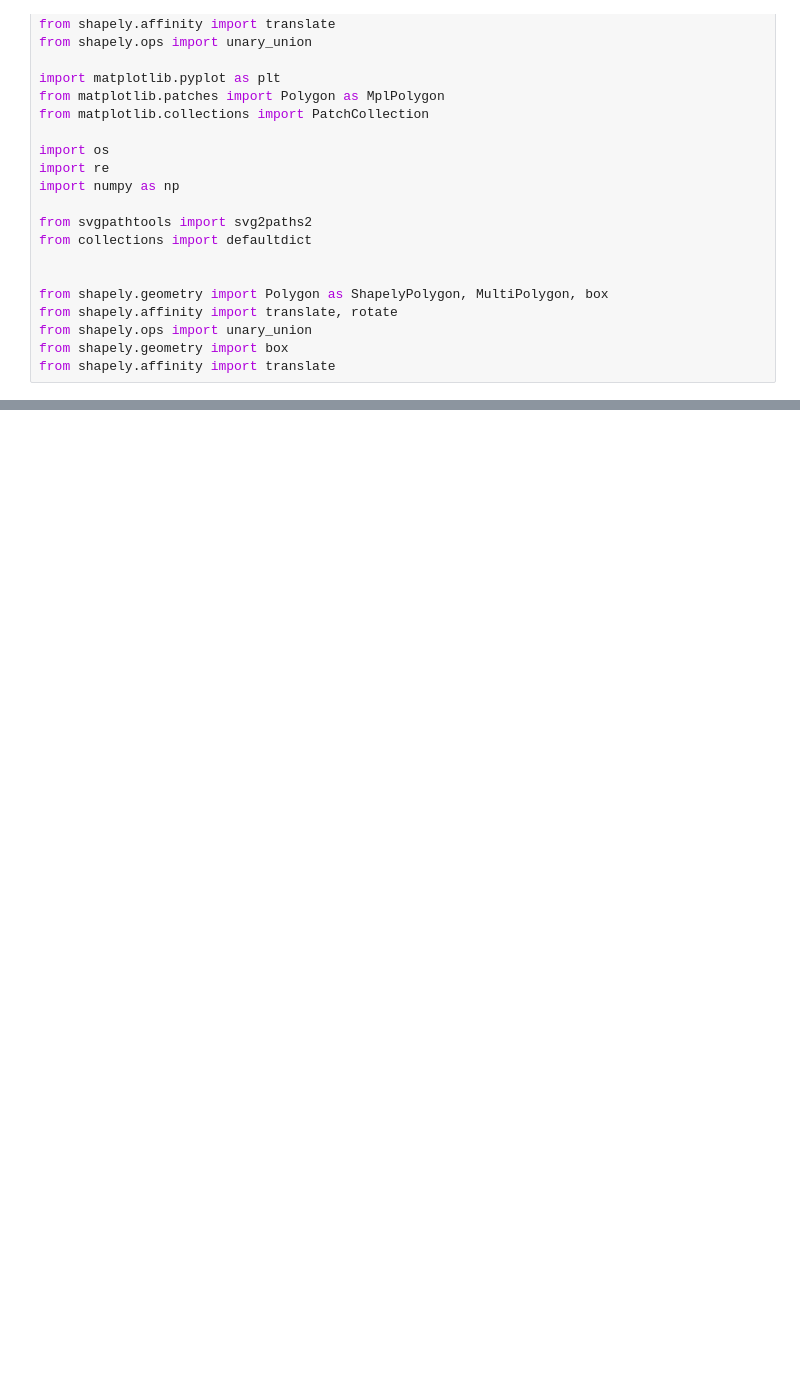
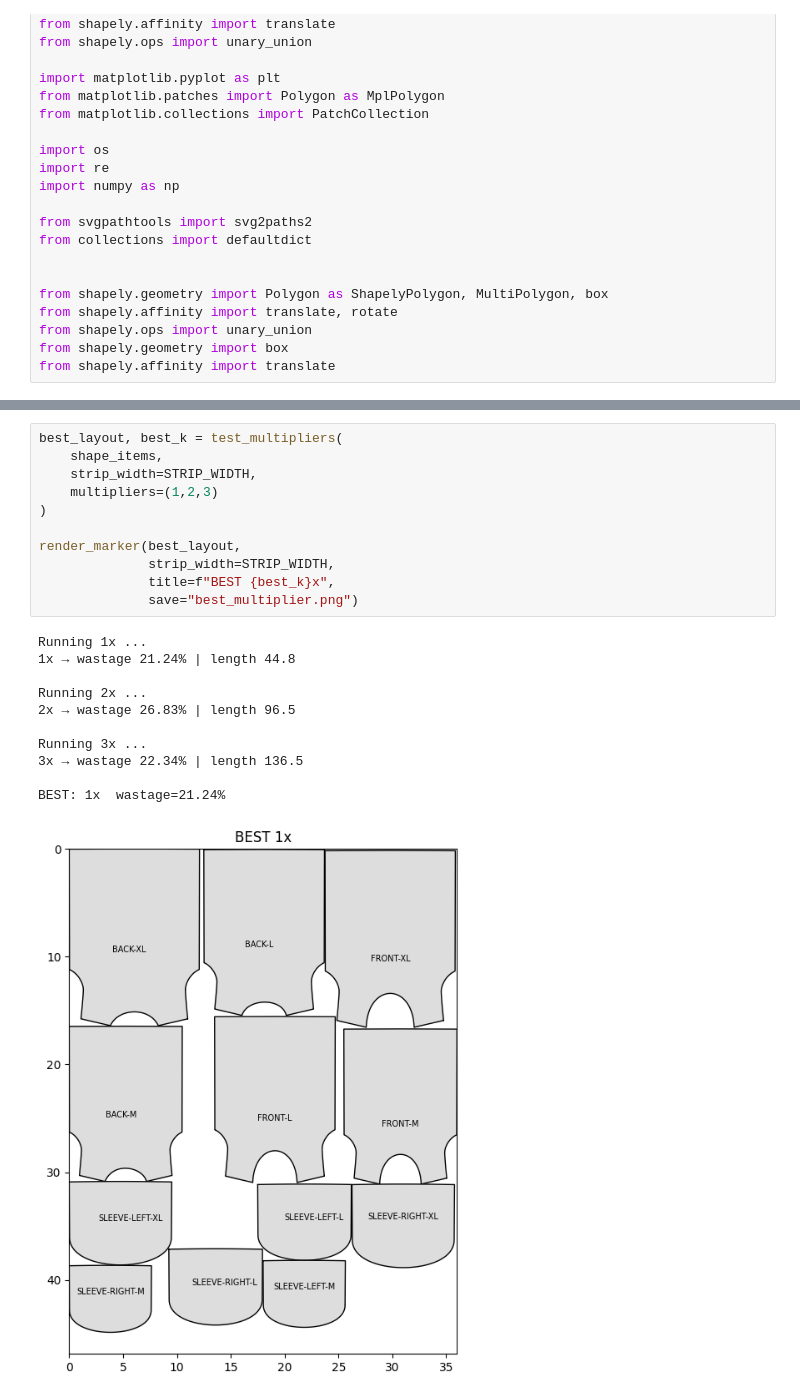
Before and after one commit to iamsudiptasaha/garment_cutting_optimization, a Jupyter notebook: v15.ipynb, the cells around one changed output, grey strips where cells are left out. Drawn from its saved outputs; the diff is of its cells as text; blank space fills up the shorter version.

```diff
--- a/v15.ipynb
+++ b/v15.ipynb
@@ -876,0 +1409,23 @@ empty_ratio 0.212
+# %%
+best_layout, best_k = test_multipliers(
+    shape_items,
+    strip_width=STRIP_WIDTH,
+    multipliers=(1,2,3)
+)
+
+render_marker(best_layout,
+              strip_width=STRIP_WIDTH,
+              title=f"BEST {best_k}x",
+              save="best_multiplier.png")
+# %% [output]
+Running 1x ...
+1x → wastage 21.24% | length 44.8
+
+Running 2x ...
+2x → wastage 26.83% | length 96.5
+
+Running 3x ...
+3x → wastage 22.34% | length 136.5
+
+BEST: 1x  wastage=21.24%
+[figure, added]
```
Also changed, not shown: parts of 14 cells of this notebook, 12 other files.
